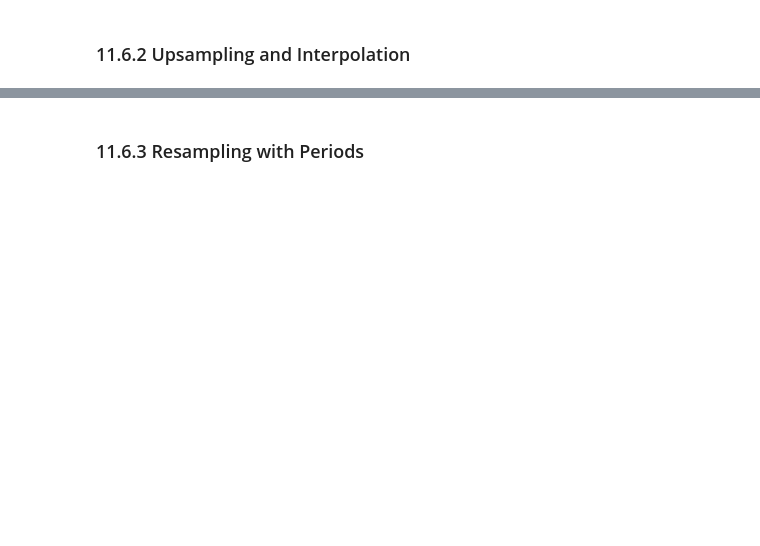
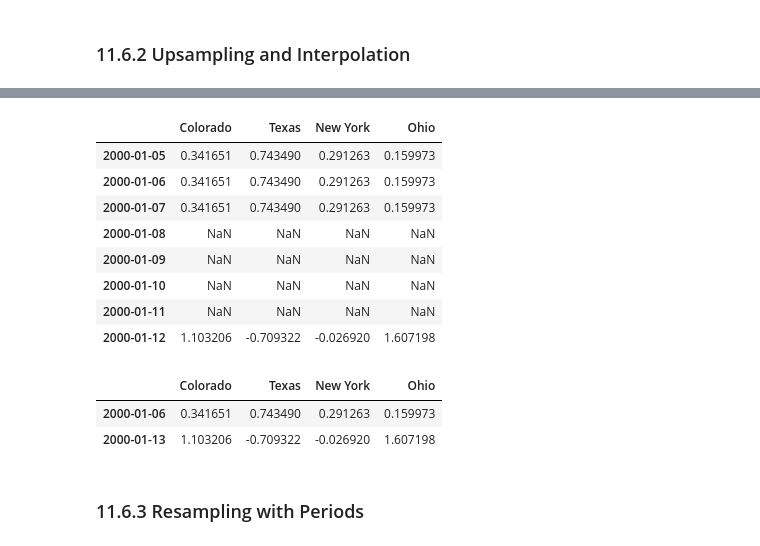
Before and after one commit to brandonbluong/Python-for-Data-Analysis, a Jupyter notebook: 11-Time_Series.ipynb, the cells around one changed output, grey strips where cells are left out. Drawn from its saved outputs; the diff is of its cells as text; code cells hidden in the pictures; blank space fills up the shorter version.

```diff
--- a/11-Time_Series.ipynb
+++ b/11-Time_Series.ipynb
@@ -1108,2 +1262,20 @@ Freq: Q-DEC, Name: infl, Length: 203, dtype: float64
+# %%
+frame.resample('D').ffill(limit=2)
+# %% [output]
+|  | Colorado | Texas | New York | Ohio |
+| 2000-01-05 | 0.341651 | 0.743490 | 0.291263 | 0.159973 |
+| 2000-01-06 | 0.341651 | 0.743490 | 0.291263 | 0.159973 |
+| 2000-01-07 | 0.341651 | 0.743490 | 0.291263 | 0.159973 |
+| 2000-01-08 | NaN | NaN | NaN | NaN |
+| 2000-01-09 | NaN | NaN | NaN | NaN |
+| 2000-01-10 | NaN | NaN | NaN | NaN |
+| 2000-01-11 | NaN | NaN | NaN | NaN |
+| 2000-01-12 | 1.103206 | -0.709322 | -0.026920 | 1.607198 |
+# %%
+frame.resample('W-THU').ffill()
+# %% [output]
+|  | Colorado | Texas | New York | Ohio |
+| 2000-01-06 | 0.341651 | 0.743490 | 0.291263 | 0.159973 |
+| 2000-01-13 | 1.103206 | -0.709322 | -0.026920 | 1.607198 |
 # %% [markdown]
 ### 11.6.3 Resampling with Periods
```
Also changed, not shown: parts of 70 cells of this notebook.
